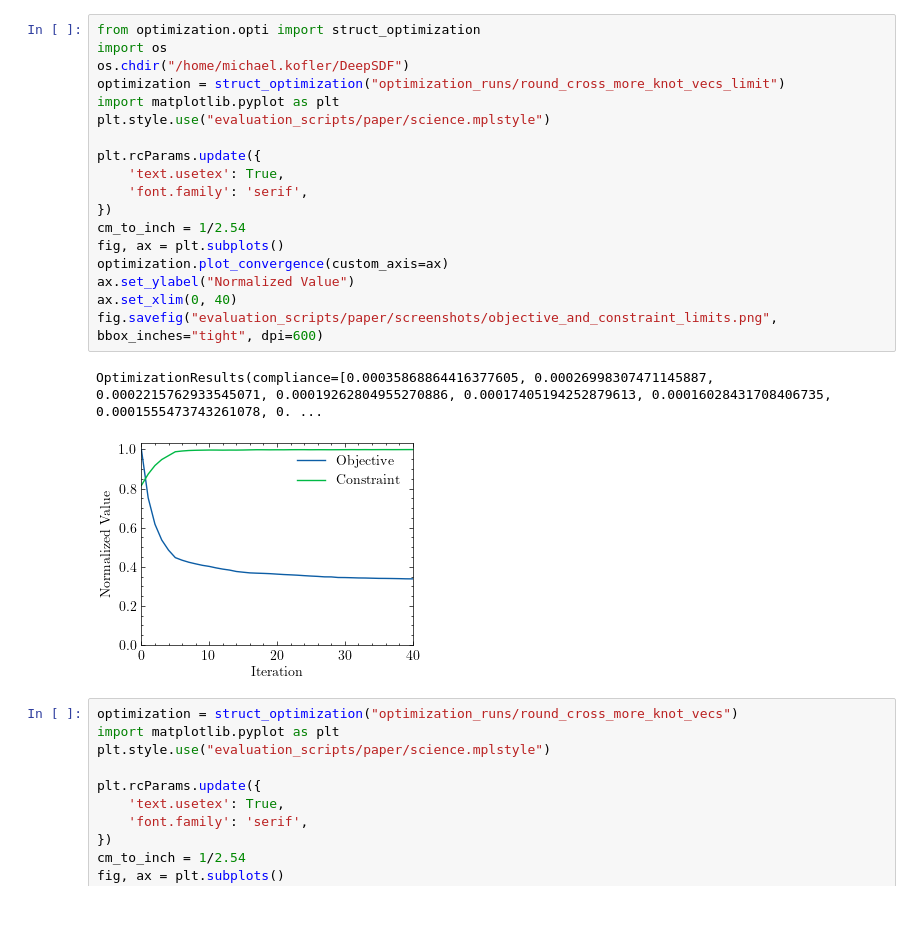
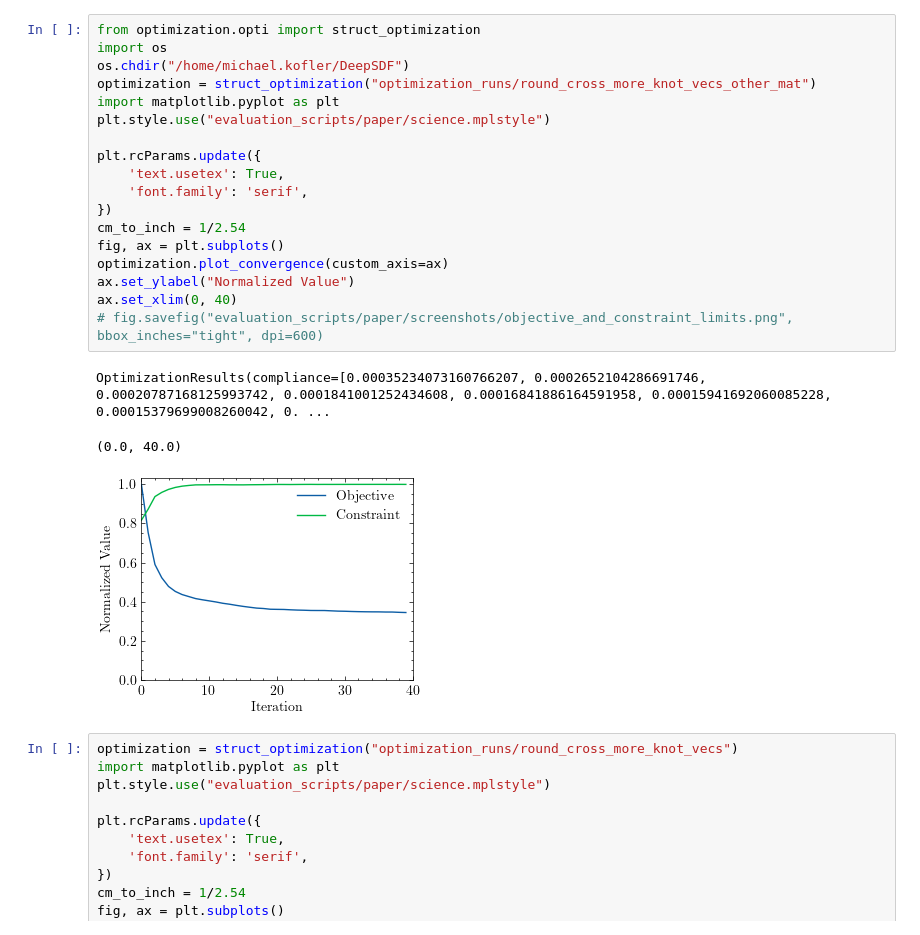
Before and after one commit to mkofler96/DeepSDF, a Jupyter notebook: evaluation_scripts/paper/08_plot_optimization_results.ipynb, the cells around one changed output. Drawn from its saved outputs; the diff is of its cells as text.

```diff
--- a/evaluation_scripts/paper/08_plot_optimization_results.ipynb
+++ b/evaluation_scripts/paper/08_plot_optimization_results.ipynb
@@ -1,24 +1,25 @@
 # %%
 from optimization.opti import struct_optimization
 import os
 os.chdir("/home/michael.kofler/DeepSDF")
-optimization = struct_optimization("optimization_runs/round_cross_more_knot_vecs_limit")
+optimization = struct_optimization("optimization_runs/round_cross_more_knot_vecs_other_mat")
 import matplotlib.pyplot as plt
 plt.style.use("evaluation_scripts/paper/science.mplstyle")
 
 plt.rcParams.update({
     'text.usetex': True,
     'font.family': 'serif',
 })
 cm_to_inch = 1/2.54
 fig, ax = plt.subplots()
 optimization.plot_convergence(custom_axis=ax)
 ax.set_ylabel("Normalized Value")
 ax.set_xlim(0, 40)
-fig.savefig("evaluation_scripts/paper/screenshots/objective_and_constraint_limits.png", bbox_inches="tight", dpi=600)
+# fig.savefig("evaluation_scripts/paper/screenshots/objective_and_constraint_limits.png", bbox_inches="tight", dpi=600)
 # %% [output]
-OptimizationResults(compliance=[0.00035868864416377605, 0.00026998307471145887, 0.0002215762933545071, 0.00019262804955270886, 0.00017405194252879613, 0.00016028431708406735, 0.0001555473743261078, 0. ...
+OptimizationResults(compliance=[0.00035234073160766207, 0.0002652104286691746, 0.00020787168125993742, 0.0001841001252434608, 0.00016841886164591958, 0.00015941692060085228, 0.00015379699008260042, 0. ...
+(0.0, 40.0)
-[figure, old version]
+[figure, new version]
 # %%
 optimization = struct_optimization("optimization_runs/round_cross_more_knot_vecs")
 import matplotlib.pyplot as plt
```
Also changed, not shown: 5 other files.
